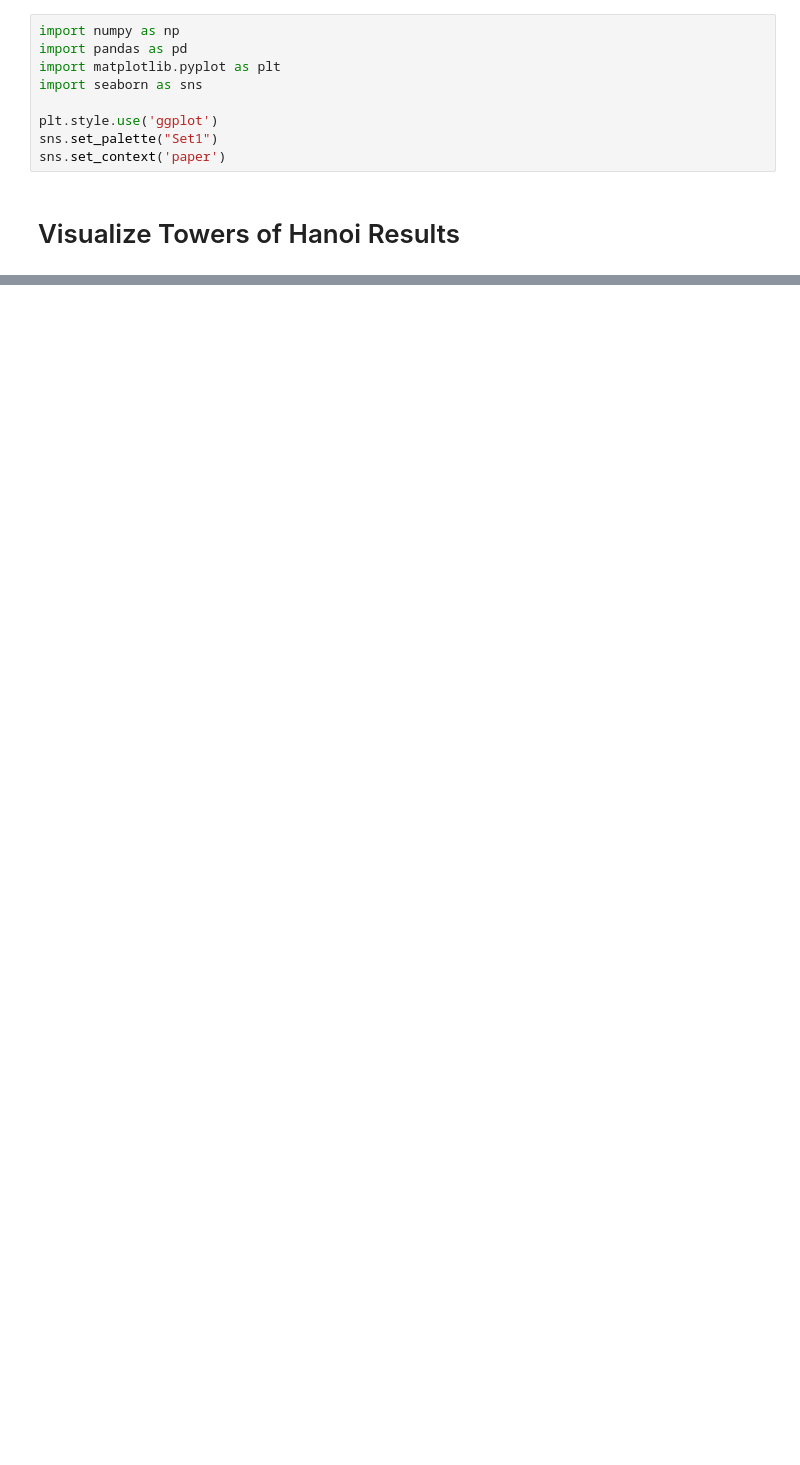
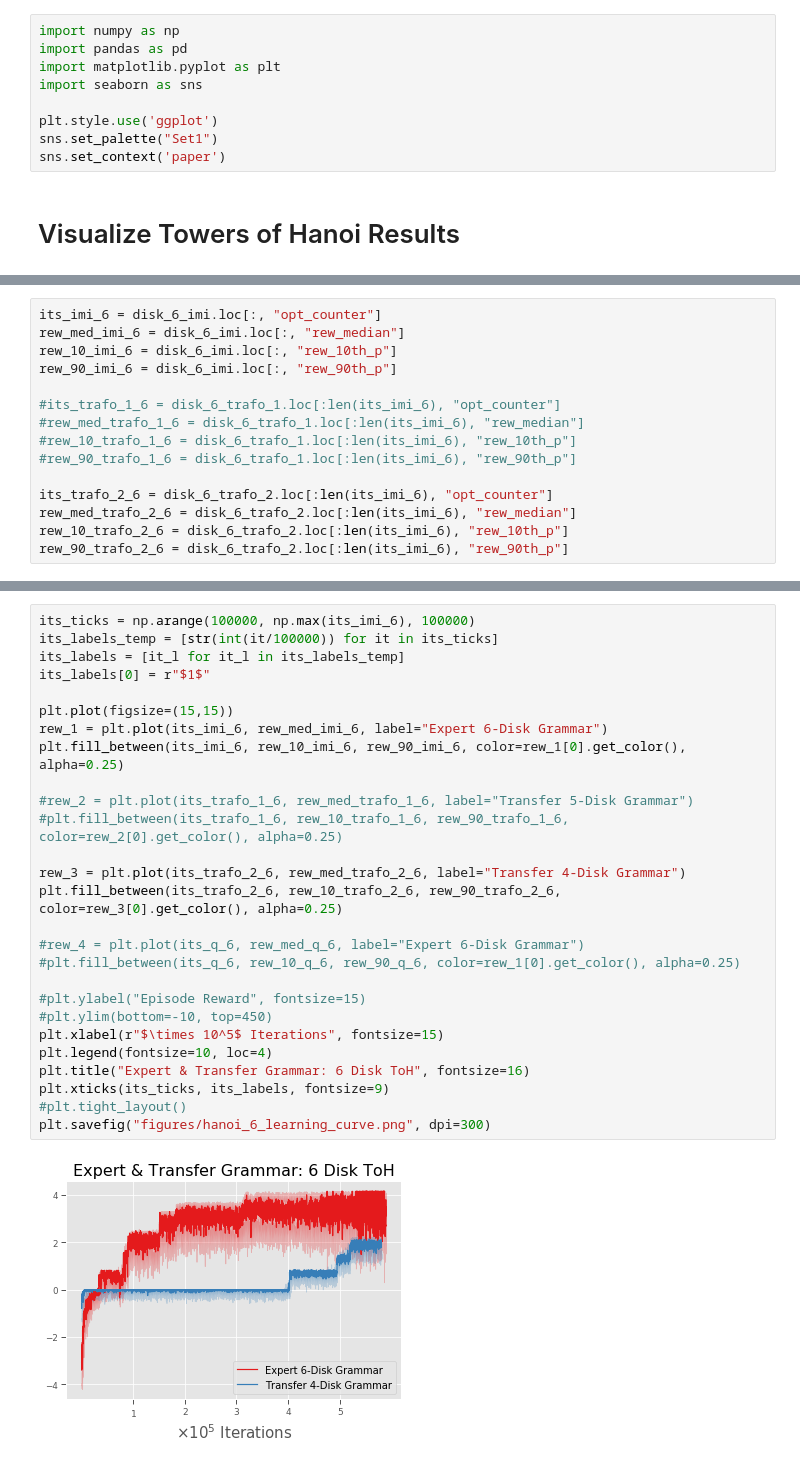
Before and after one commit to RobertTLange/action-grammars-hrl, a Jupyter notebook: z_exploration.ipynb, the cells around one changed output, grey strips where cells are left out. Cells and saved outputs as stored; diff of their text form; blank space fills up the shorter version.

```diff
--- a/z_exploration.ipynb
+++ b/z_exploration.ipynb
@@ -31,0 +61,15 @@ rew_90_trafo_5 = disk_5_trafo.loc[:len(its_imi_5), "rew_90th_p"]
+# %%
+its_imi_6 = disk_6_imi.loc[:, "opt_counter"]
+rew_med_imi_6 = disk_6_imi.loc[:, "rew_median"]
+rew_10_imi_6 = disk_6_imi.loc[:, "rew_10th_p"]
+rew_90_imi_6 = disk_6_imi.loc[:, "rew_90th_p"]
+
+#its_trafo_1_6 = disk_6_trafo_1.loc[:len(its_imi_6), "opt_counter"]
+#rew_med_trafo_1_6 = disk_6_trafo_1.loc[:len(its_imi_6), "rew_median"]
+#rew_10_trafo_1_6 = disk_6_trafo_1.loc[:len(its_imi_6), "rew_10th_p"]
+#rew_90_trafo_1_6 = disk_6_trafo_1.loc[:len(its_imi_6), "rew_90th_p"]
+
+its_trafo_2_6 = disk_6_trafo_2.loc[:len(its_imi_6), "opt_counter"]
+rew_med_trafo_2_6 = disk_6_trafo_2.loc[:len(its_imi_6), "rew_median"]
+rew_10_trafo_2_6 = disk_6_trafo_2.loc[:len(its_imi_6), "rew_10th_p"]
+rew_90_trafo_2_6 = disk_6_trafo_2.loc[:len(its_imi_6), "rew_90th_p"]
@@ -54,0 +106,29 @@ plt.savefig("figures/hanoi_5_learning_curve.png", dpi=300)
+# %%
+its_ticks = np.arange(100000, np.max(its_imi_6), 100000)
+its_labels_temp = [str(int(it/100000)) for it in its_ticks]
+its_labels = [it_l for it_l in its_labels_temp]
+its_labels[0] = r"$1$"
+
+plt.plot(figsize=(15,15))
+rew_1 = plt.plot(its_imi_6, rew_med_imi_6, label="Expert 6-Disk Grammar")
+plt.fill_between(its_imi_6, rew_10_imi_6, rew_90_imi_6, color=rew_1[0].get_color(), alpha=0.25)
+
+#rew_2 = plt.plot(its_trafo_1_6, rew_med_trafo_1_6, label="Transfer 5-Disk Grammar")
+#plt.fill_between(its_trafo_1_6, rew_10_trafo_1_6, rew_90_trafo_1_6, color=rew_2[0].get_color(), alpha=0.25)
+
+rew_3 = plt.plot(its_trafo_2_6, rew_med_trafo_2_6, label="Transfer 4-Disk Grammar")
+plt.fill_between(its_trafo_2_6, rew_10_trafo_2_6, rew_90_trafo_2_6, color=rew_3[0].get_color(), alpha=0.25)
+
+#rew_4 = plt.plot(its_q_6, rew_med_q_6, label="Expert 6-Disk Grammar")
+#plt.fill_between(its_q_6, rew_10_q_6, rew_90_q_6, color=rew_1[0].get_color(), alpha=0.25)
+
+#plt.ylabel("Episode Reward", fontsize=15)
+#plt.ylim(bottom=-10, top=450)
+plt.xlabel(r"$\times 10^5$ Iterations", fontsize=15)
+plt.legend(fontsize=10, loc=4)
+plt.title("Expert & Transfer Grammar: 6 Disk ToH", fontsize=16)
+plt.xticks(its_ticks, its_labels, fontsize=9)
+#plt.tight_layout()
+plt.savefig("figures/hanoi_6_learning_curve.png", dpi=300)
+# %% [output]
+[figure, added]
```
Also changed, not shown: parts of 21 cells of this notebook, 30 other files.
